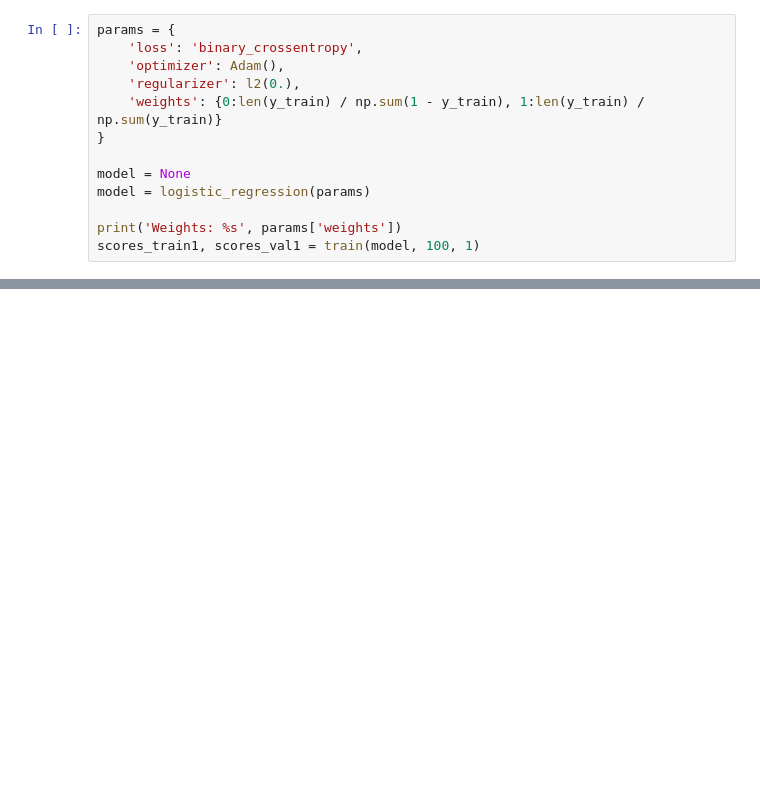
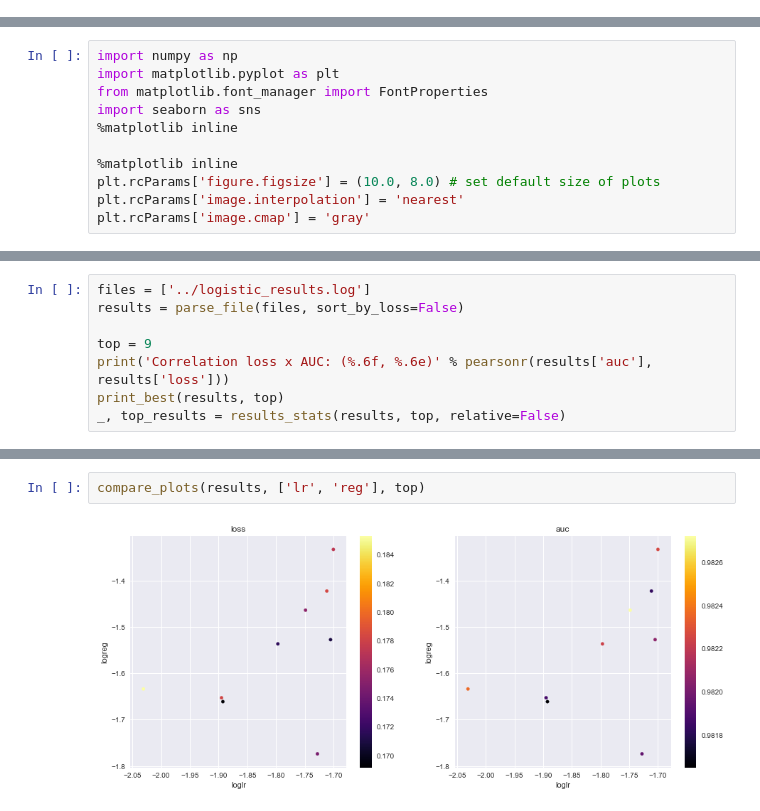
Before and after one commit to georgegondim/anomaly-detection, a Jupyter notebook: src/logistic_regression.ipynb, the cells around one changed output, grey strips where cells are left out. Cells and saved outputs as stored; diff of their text form; blank space fills up the shorter version.

```diff
--- a/src/logistic_regression.ipynb
+++ b/src/logistic_regression.ipynb
@@ -277,13 +0,0 @@ plot_roc(model, x_val, y_val)
-# %%
-params = {
-    'loss': 'binary_crossentropy',
-    'optimizer': Adam(),
-    'regularizer': l2(0.),
-    'weights': {0:len(y_train) / np.sum(1 - y_train), 1:len(y_train) / np.sum(y_train)}
-}
-
-model = None
-model = logistic_regression(params)
-
-print('Weights: %s', params['weights'])
-scores_train1, scores_val1 = train(model, 100, 1)
@@ -319,0 +1,11 @@ plot_roc(model, x_val, y_val)
+# %%
+import numpy as np
+import matplotlib.pyplot as plt
+from matplotlib.font_manager import FontProperties
+import seaborn as sns
+%matplotlib inline
+
+%matplotlib inline
+plt.rcParams['figure.figsize'] = (10.0, 8.0) # set default size of plots
+plt.rcParams['image.interpolation'] = 'nearest'
+plt.rcParams['image.cmap'] = 'gray'
@@ -319,0 +236,8 @@ plot_roc(model, x_val, y_val)
+# %%
+files = ['../logistic_results.log']
+results = parse_file(files, sort_by_loss=False)
+
+top = 9
+print('Correlation loss x AUC: (%.6f, %.6e)' % pearsonr(results['auc'], results['loss']))
+print_best(results, top)
+_, top_results = results_stats(results, top, relative=False)
@@ -319,0 +262,4 @@ plot_roc(model, x_val, y_val)
+# %%
+compare_plots(results, ['lr', 'reg'], top)
+# %% [output]
+[figure, added]
```
Also changed, not shown: parts of 26 cells of this notebook, 10 other files.
